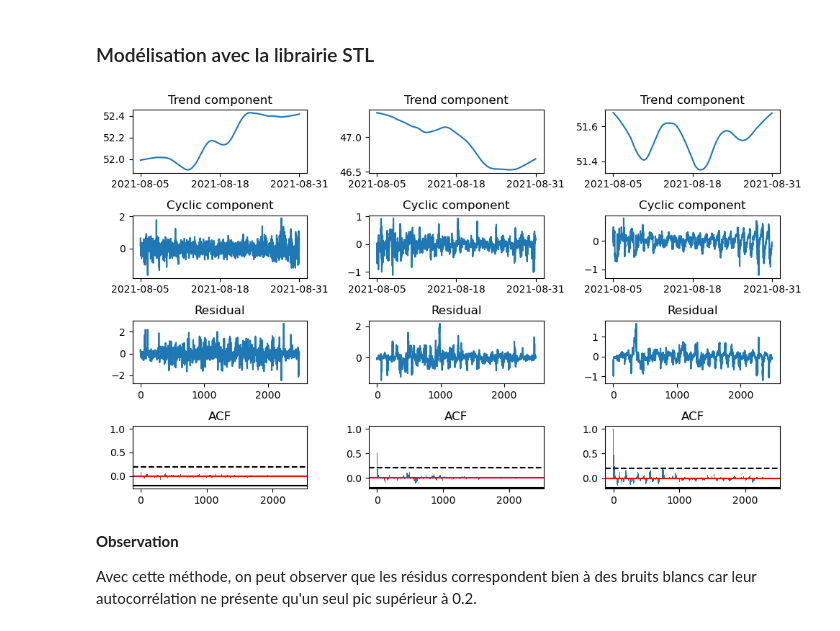
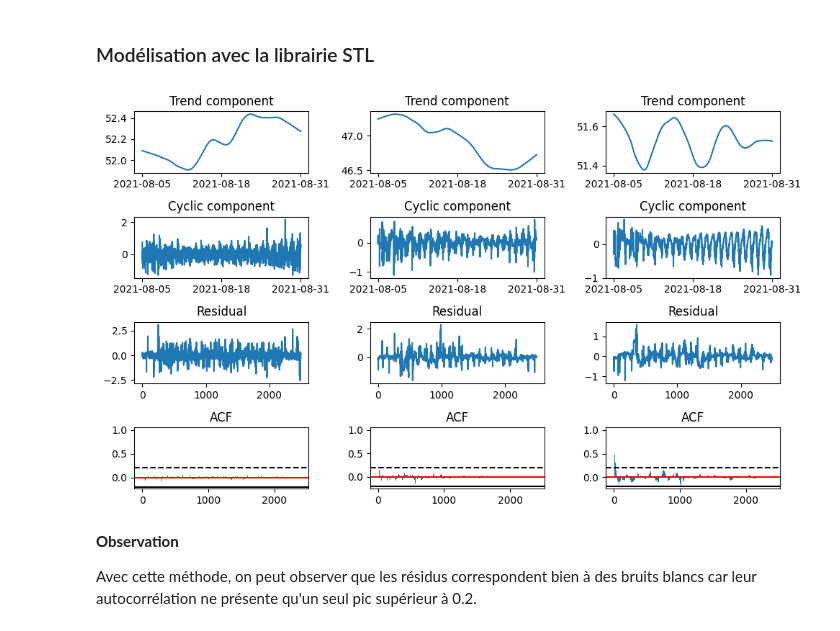
Before and after one commit to PiDchsn/Projet-RI, a Jupyter notebook: Radar.ipynb, the cells around one changed output. Cells and saved outputs as stored; diff of their text form; code cells hidden in the pictures.

```diff
--- a/Radar.ipynb
+++ b/Radar.ipynb
@@ -659,13 +659,13 @@ Une fois l'étape de décomposition spectrale réalisée on va maintenant regard
 # %% [markdown]
 ### Modélisation avec la librairie STL
 # %%
-stl1 = STL(time_serie_1, period=5*60, robust = True)
+stl1 = STL(time_serie_1, period=288, robust = True)
 result_stl1 = stl1.fit()
 
-stl2 = STL(time_serie_2, period=5*60, robust = True)
+stl2 = STL(time_serie_2, period=288, robust = True)
 result_stl2 = stl2.fit()
 
-stl3 = STL(time_serie_3, period=5*60, robust = True)
+stl3 = STL(time_serie_3, period=288, robust = True)
 result_stl3 = stl3.fit()
 
 max_lag = 2400
@@ -701,34 +701,34 @@ ax[2,1].set_title('Residual')
 ax[0,2].plot(datetime_data,result_stl3.trend)
 ax[0,2].set_xticks(x_labels)
 ax[0,2].set_title('Trend component')
 ax[1,2].plot(datetime_data,result_stl3.seasonal)
 ax[1,2].set_xticks(x_labels)
 ax[1,2].set_title('Cyclic component')
 ax[2,2].plot(result_stl3.resid)
 ax[2,2].set_title('Residual')
 
 ax[3,0].bar(range(max_lag + 1), acf_values_1)
 ax[3,0].axhline(y=0.2, color='black', linestyle='--')
 ax[3,0].axhline(y=0, color='red')
 ax[3,0].axhline(y=-0.2, color='black')
 ax[3,0].set_title('ACF')
 
 ax[3,1].bar(range(max_lag + 1), acf_values_2)
 ax[3,1].axhline(y=0.2, color='black', linestyle='--')
 ax[3,1].axhline(y=0, color='red')
 ax[3,1].axhline(y=-0.2, color='black')
 ax[3,1].set_title('ACF')
 
 ax[3,2].bar(range(max_lag + 1), acf_values_3)
 ax[3,2].axhline(y=0.2, color='black', linestyle='--')
 ax[3,2].axhline(y=0, color='red')
 ax[3,2].axhline(y=-0.2, color='black')
 ax[3,2].set_title('ACF')
 
 plt.tight_layout()
 plt.show()
 # %% [output]
-[figure, old version]
+[figure, new version]
 # %% [markdown]
 **Observation**
 
```
Also changed, not shown: parts of 23 cells of this notebook.
